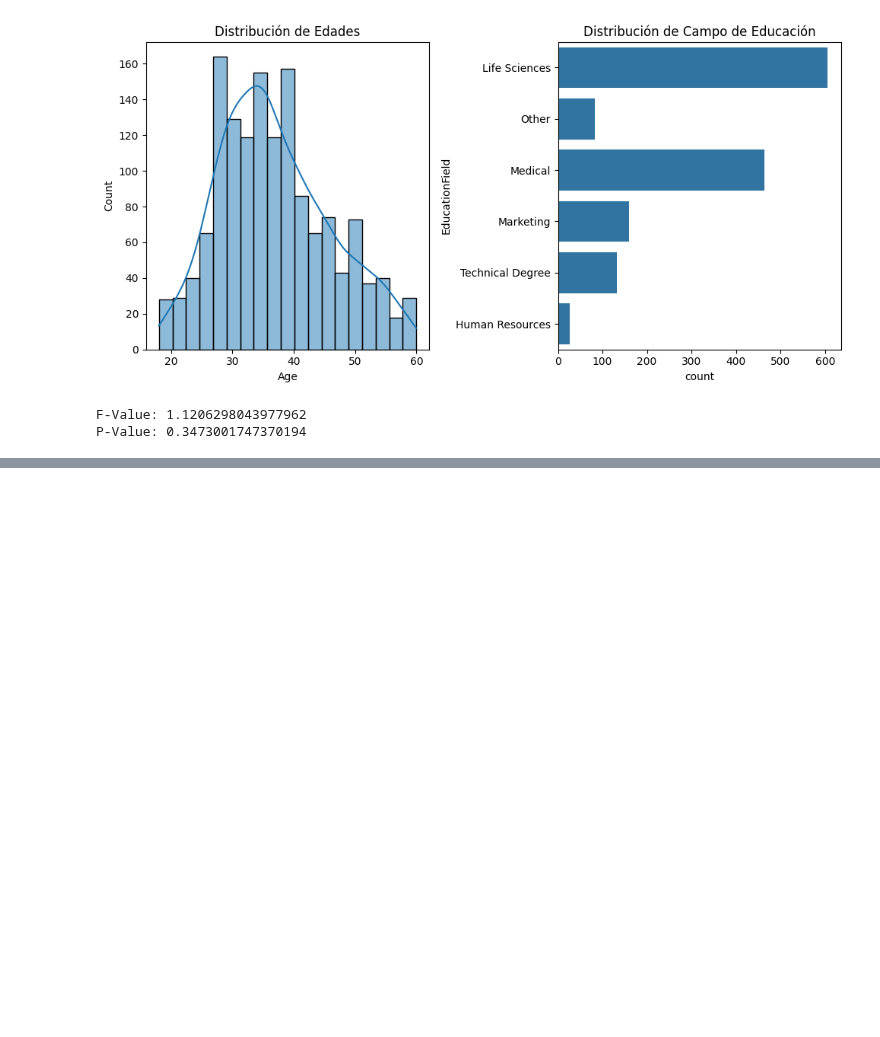
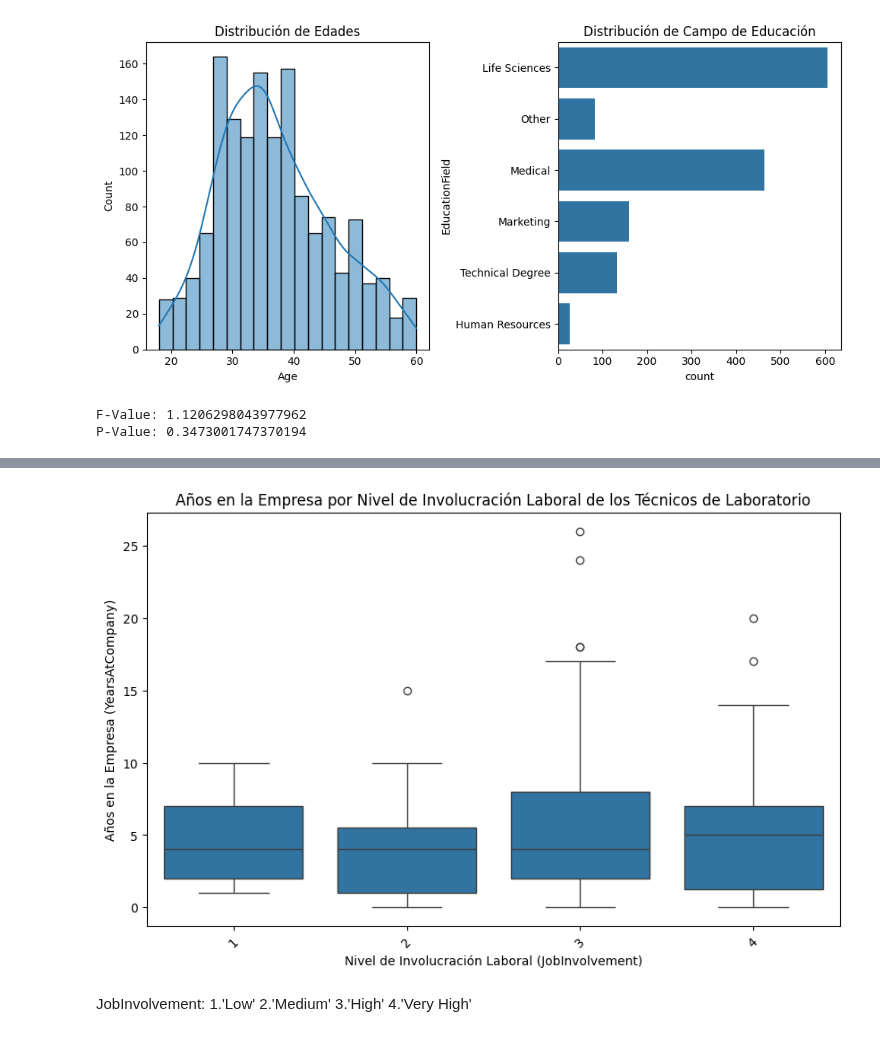
Before and after one commit to hugofmr/estadistica_edem, a Jupyter notebook: employee_attrition/employee_attrition_hm.ipynb, the cells around one changed output, grey strips where cells are left out. Saved outputs shown, nothing was run; the diff lists cells and outputs as text; code cells hidden in the pictures; blank space fills up the shorter version.

```diff
--- a/employee_attrition/employee_attrition_hm.ipynb
+++ b/employee_attrition/employee_attrition_hm.ipynb
@@ -170,0 +221,17 @@ Passing `palette` without assigning `hue` is deprecated and will be removed in v
+# %%
+# Filtrar los datos para incluir solo a los técnicos de laboratorio
+lab_technicians = df[df['JobRole'] == 'Laboratory Technician']
+
+# Crear un Boxplot para visualizar la distribución de años en la empresa por nivel de involucración laboral
+plt.figure(figsize=(10, 6))
+sns.boxplot(x='JobInvolvement', y='YearsAtCompany', data=lab_technicians)
+
+plt.title('Años en la Empresa por Nivel de Involucración Laboral de los Técnicos de Laboratorio')
+plt.xlabel('Nivel de Involucración Laboral (JobInvolvement)')
+plt.ylabel('Años en la Empresa (YearsAtCompany)')
+plt.xticks(rotation=45)
+plt.show()
+# %% [output]
+[figure, added]
+# %% [markdown]
+JobInvolvement: 1.'Low' 2.'Medium' 3.'High' 4.'Very High'
```
Also changed, not shown: parts of 7 cells of this notebook, 1 other file.
